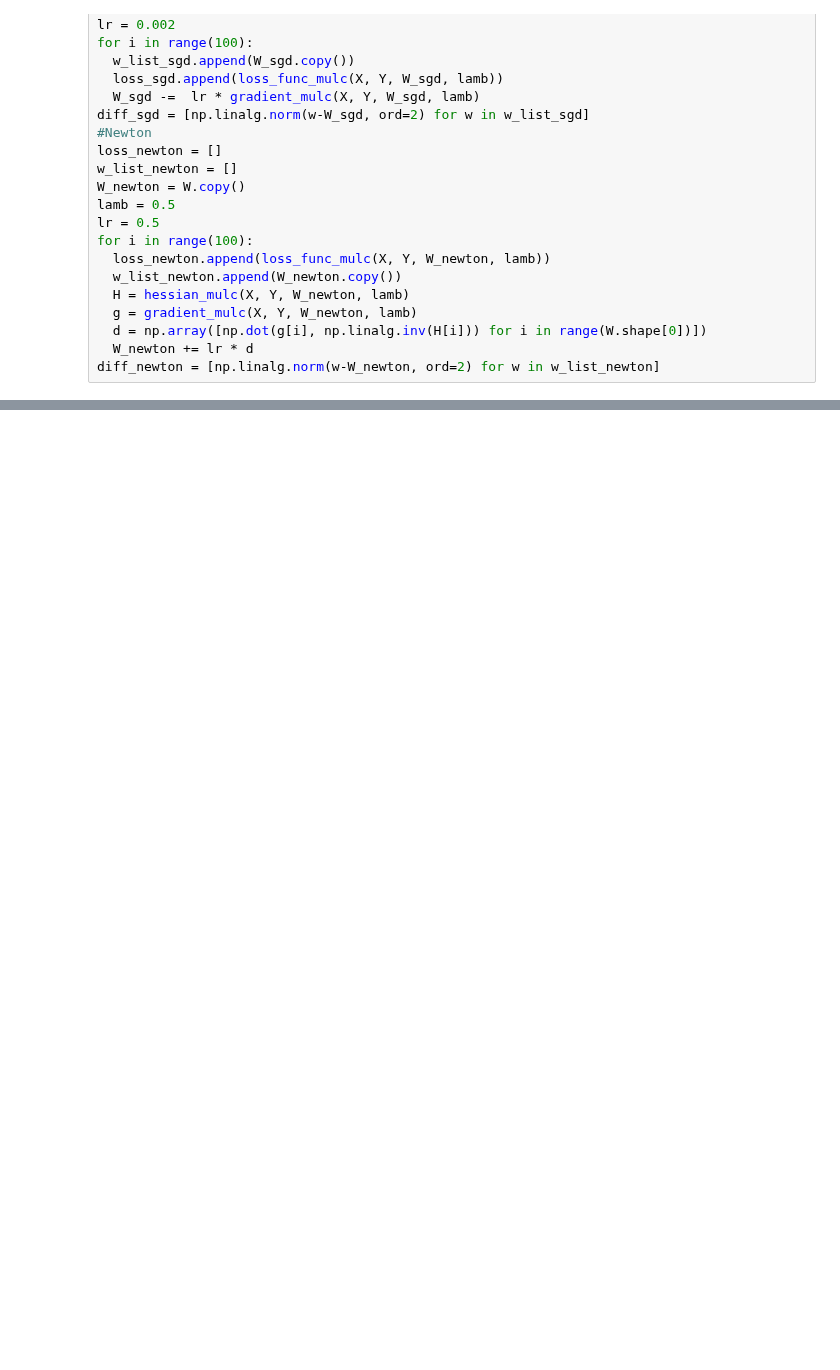
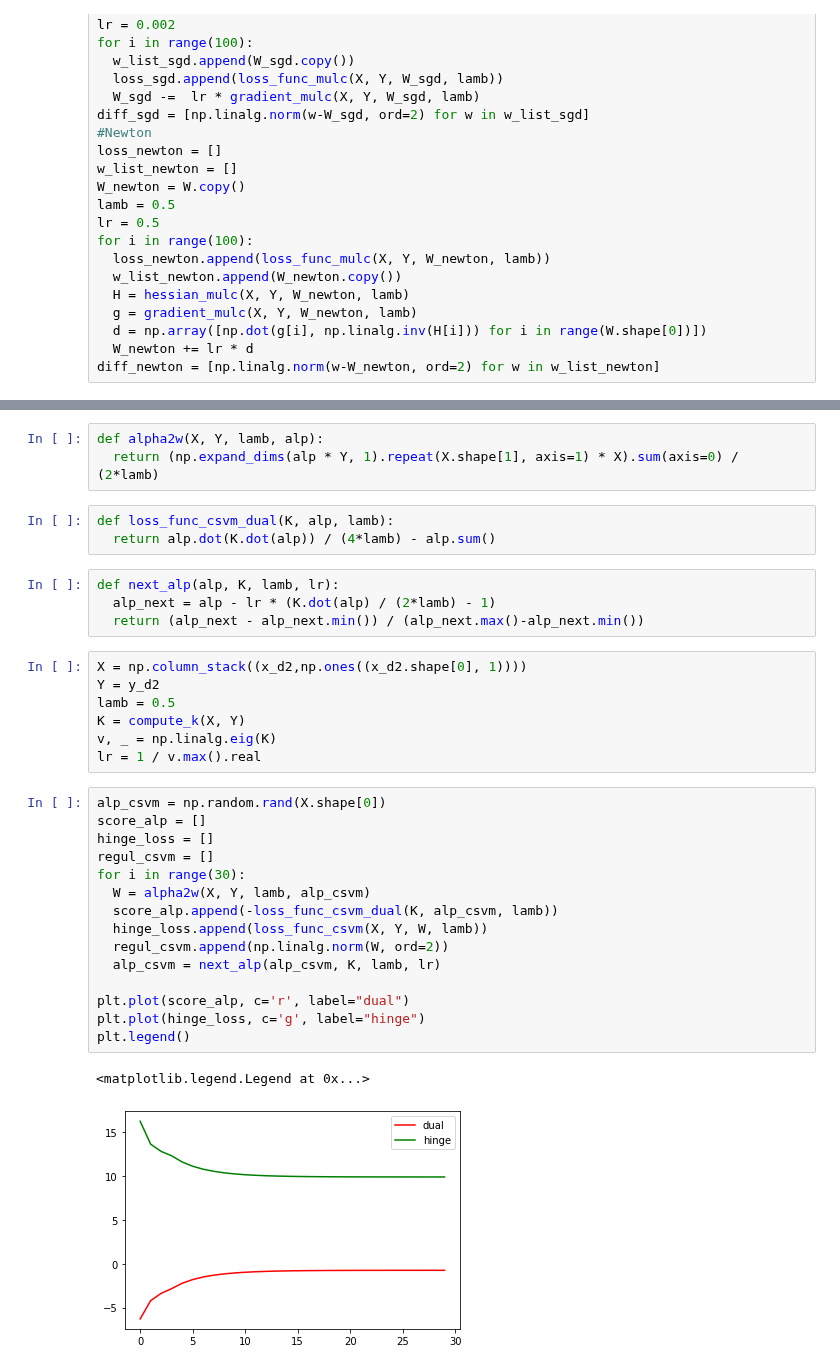
Before and after one commit to singwang-cn/The_first_pattern_recognition, a Jupyter notebook: advanced_ml_mid_assignment.ipynb, the cells around one changed output, grey strips where cells are left out. Saved outputs shown, nothing was run; the diff lists cells and outputs as text; blank space fills up the shorter version.

```diff
--- a/advanced_ml_mid_assignment.ipynb
+++ b/advanced_ml_mid_assignment.ipynb
@@ -167,0 +193,35 @@ plt.legend()
+# %%
+def alpha2w(X, Y, lamb, alp):
+  return (np.expand_dims(alp * Y, 1).repeat(X.shape[1], axis=1) * X).sum(axis=0) / (2*lamb)
+# %%
+def loss_func_csvm_dual(K, alp, lamb):
+  return alp.dot(K.dot(alp)) / (4*lamb) - alp.sum()
+# %%
+def next_alp(alp, K, lamb, lr):
+  alp_next = alp - lr * (K.dot(alp) / (2*lamb) - 1)
+  return (alp_next - alp_next.min()) / (alp_next.max()-alp_next.min())
+# %%
+X = np.column_stack((x_d2,np.ones((x_d2.shape[0], 1))))
+Y = y_d2
+lamb = 0.5
+K = compute_k(X, Y)
+v, _ = np.linalg.eig(K)
+lr = 1 / v.max().real
+# %%
+alp_csvm = np.random.rand(X.shape[0])
+score_alp = []
+hinge_loss = []
+regul_csvm = []
+for i in range(30):
+  W = alpha2w(X, Y, lamb, alp_csvm)
+  score_alp.append(-loss_func_csvm_dual(K, alp_csvm, lamb))
+  hinge_loss.append(loss_func_csvm(X, Y, W, lamb))
+  regul_csvm.append(np.linalg.norm(W, ord=2))
+  alp_csvm = next_alp(alp_csvm, K, lamb, lr)
+
+plt.plot(score_alp, c='r', label="dual")
+plt.plot(hinge_loss, c='g', label="hinge")
+plt.legend()
+# %% [output]
+<matplotlib.legend.Legend at 0x...>
+[figure, added]
```
Also changed, not shown: parts of 14 cells of this notebook.
